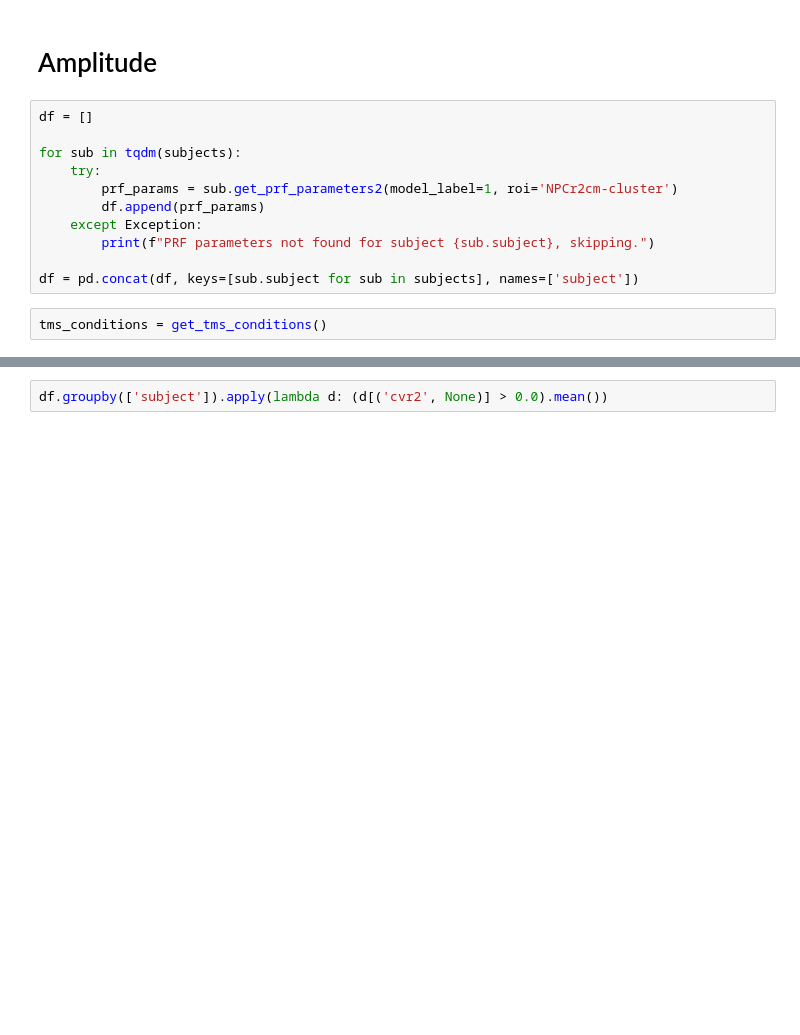
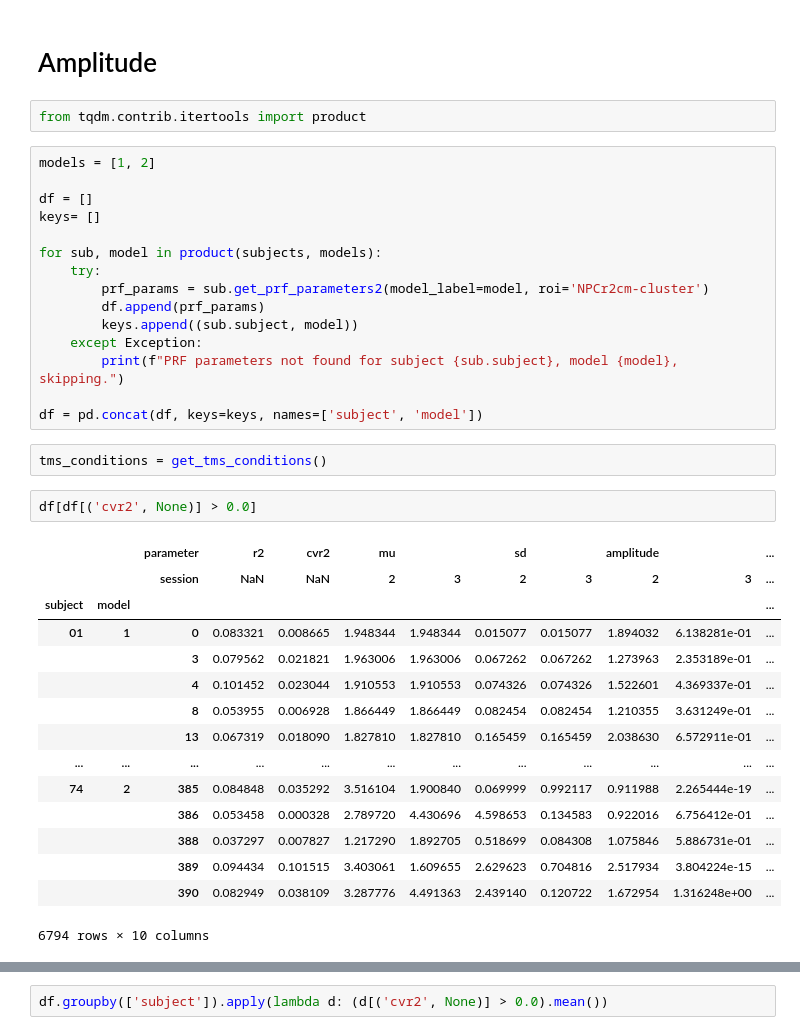
Before and after one commit to Gilles86/tms_risk, a Jupyter notebook: tms_risk/encoding_model/notebooks/analyze_encoding_model2.ipynb, the cells around one changed output, grey strips where cells are left out. Cells and saved outputs as stored; diff of their text form; blank space fills up the shorter version.

```diff
--- a/tms_risk/encoding_model/notebooks/analyze_encoding_model2.ipynb
+++ b/tms_risk/encoding_model/notebooks/analyze_encoding_model2.ipynb
@@ -75,17 +74,41 @@ pg.rm_anova(dv='cvr2', within='model', subject='subject', data=df_cvr2.groupby([
 # %% [markdown]
 # Amplitude
+# %%
+from tqdm.contrib.itertools import product
 # %%
+models = [1, 2]
+
 df = []
+keys= []
 
-for sub in tqdm(subjects):
+for sub, model in product(subjects, models):
     try:
-        prf_params = sub.get_prf_parameters2(model_label=1, roi='NPCr2cm-cluster')
+        prf_params = sub.get_prf_parameters2(model_label=model, roi='NPCr2cm-cluster')
         df.append(prf_params)
+        keys.append((sub.subject, model))
     except Exception:
-        print(f"PRF parameters not found for subject {sub.subject}, skipping.")
+        print(f"PRF parameters not found for subject {sub.subject}, model {model}, skipping.")
 
-df = pd.concat(df, keys=[sub.subject for sub in subjects], names=['subject'])
+df = pd.concat(df, keys=keys, names=['subject', 'model'])
 # %%
 tms_conditions = get_tms_conditions()
+# %%
+df[df[('cvr2', None)] > 0.0]
+# %% [output]
+|  |  | parameter | r2 | cvr2 | mu |  | sd |  | amplitude |  | ... |
+|  |  | session | NaN | NaN | 2 | 3 | 2 | 3 | 2 | 3 | ... |
+| subject | model |  |  |  |  |  |  |  |  |  | ... |
+| 01 | 1 | 0 | 0.083321 | 0.008665 | 1.948344 | 1.948344 | 0.015077 | 0.015077 | 1.894032 | 6.138281e-01 | ... |
+|  |  | 3 | 0.079562 | 0.021821 | 1.963006 | 1.963006 | 0.067262 | 0.067262 | 1.273963 | 2.353189e-01 | ... |
+|  |  | 4 | 0.101452 | 0.023044 | 1.910553 | 1.910553 | 0.074326 | 0.074326 | 1.522601 | 4.369337e-01 | ... |
+|  |  | 8 | 0.053955 | 0.006928 | 1.866449 | 1.866449 | 0.082454 | 0.082454 | 1.210355 | 3.631249e-01 | ... |
+|  |  | 13 | 0.067319 | 0.018090 | 1.827810 | 1.827810 | 0.165459 | 0.165459 | 2.038630 | 6.572911e-01 | ... |
+| ... | ... | ... | ... | ... | ... | ... | ... | ... | ... | ... | ... |
+| 74 | 2 | 385 | 0.084848 | 0.035292 | 3.516104 | 1.900840 | 0.069999 | 0.992117 | 0.911988 | 2.265444e-19 | ... |
+|  |  | 386 | 0.053458 | 0.000328 | 2.789720 | 4.430696 | 4.598653 | 0.134583 | 0.922016 | 6.756412e-01 | ... |
+|  |  | 388 | 0.037297 | 0.007827 | 1.217290 | 1.892705 | 0.518699 | 0.084308 | 1.075846 | 5.886731e-01 | ... |
+|  |  | 389 | 0.094434 | 0.101515 | 3.403061 | 1.609655 | 2.629623 | 0.704816 | 2.517934 | 3.804224e-15 | ... |
+|  |  | 390 | 0.082949 | 0.038109 | 3.287776 | 4.491363 | 2.439140 | 0.120722 | 1.672954 | 1.316248e+00 | ... |
+6794 rows × 10 columns
 # %%
 import seaborn as sns
```
Also changed, not shown: parts of 23 cells of this notebook, 7 other files.
